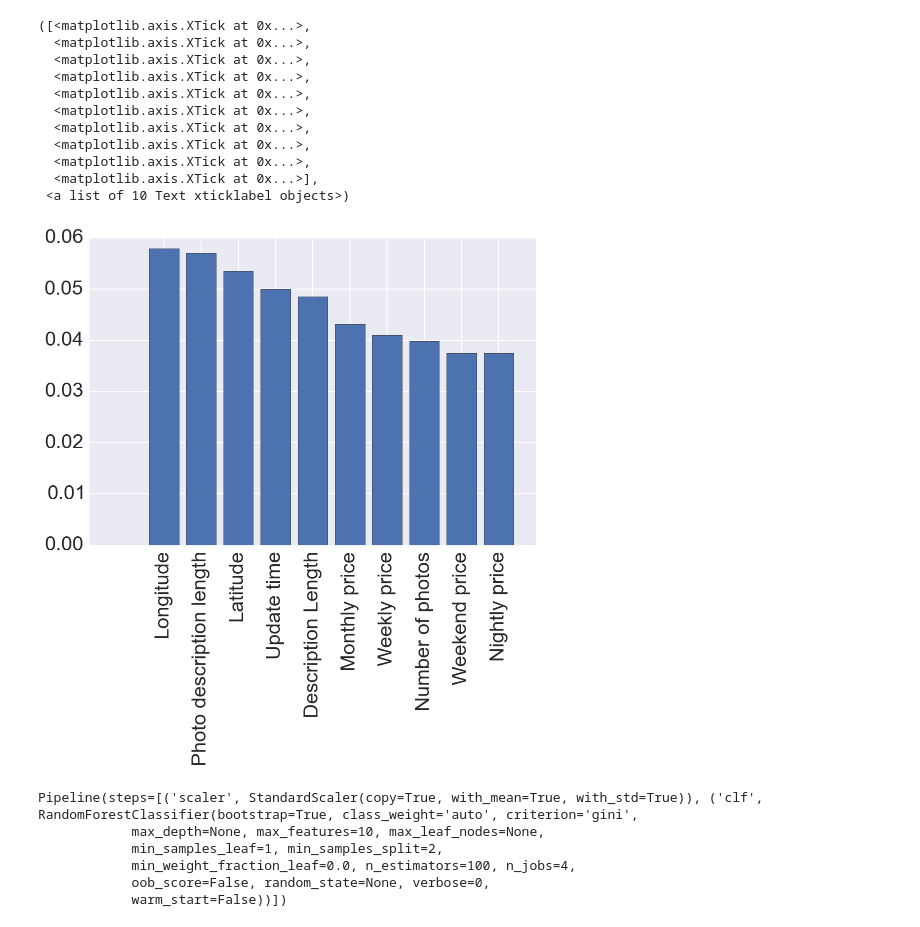
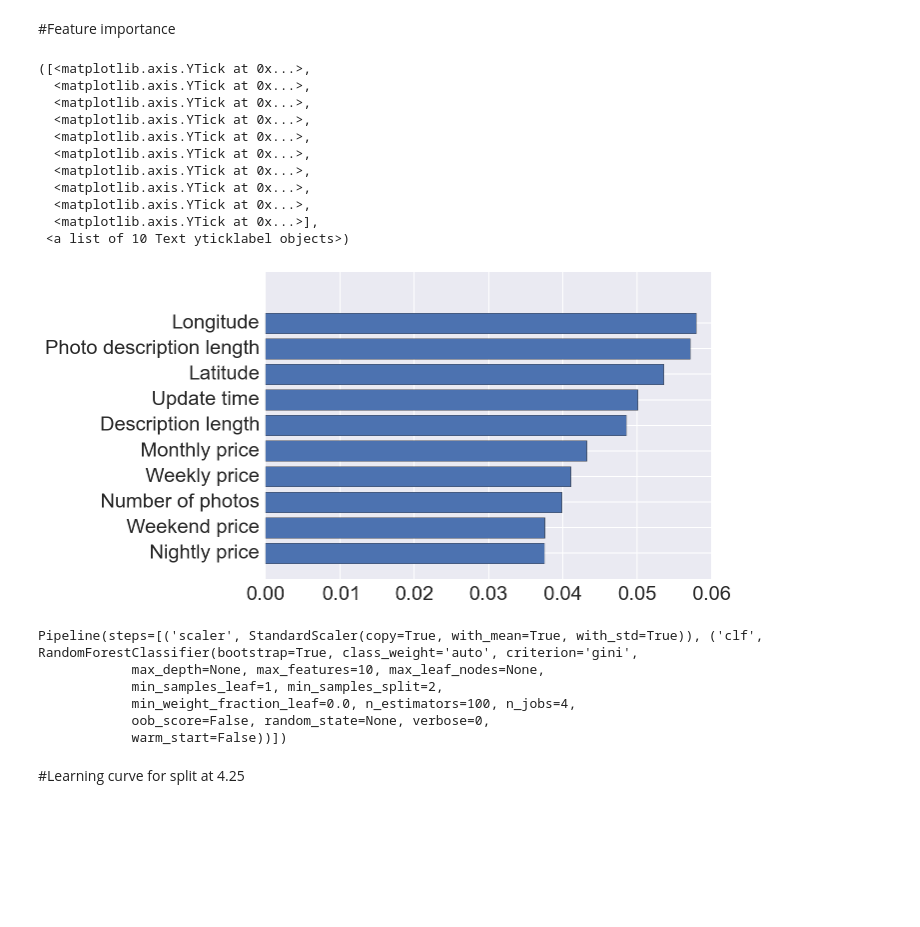
Before and after one commit to ibuder/reputon, a Jupyter notebook: notebooks/Visualizations_2015-06-21.ipynb, the cells around one changed output. Drawn from its saved outputs; the diff is of its cells as text; code cells hidden in the pictures; blank space fills up the shorter version.

```diff
--- a/notebooks/Visualizations_2015-06-21.ipynb
+++ b/notebooks/Visualizations_2015-06-21.ipynb
@@ -29,29 +29,32 @@ imp.reload(learning)
 from learning import *
 # %%
 clf = pickle.load(open('../pipe2.pkl', 'rb'))
+# %% [markdown]
+#Feature importance
 # %%
 sns.set_context('notebook', font_scale=2)
 importance = clf.base_estimator.named_steps['clf'].feature_importances_
 ind = importance.argsort()[::-1]  # reverse order
 n_features_plot = 10
 names = ['Longitude', 'Photo description length', 'Latitude', 'Update time',
-         'Description Length', 'Monthly price', 'Weekly price', 'Number of photos',
+         'Description length', 'Monthly price', 'Weekly price', 'Number of photos',
         'Weekend price', 'Nightly price']
-plt.bar(range(n_features_plot), importance[ind][:n_features_plot], align='center')
-plt.xticks(range(n_features_plot), names, rotation=90 )
+yvals = range(n_features_plot, 0, -1)
+plt.barh(yvals, importance[ind][:n_features_plot], align='center')
+plt.yticks(yvals, names)
 # %% [output]
-([<matplotlib.axis.XTick at 0x...>,
-  <matplotlib.axis.XTick at 0x...>,
-  <matplotlib.axis.XTick at 0x...>,
-  <matplotlib.axis.XTick at 0x...>,
-  <matplotlib.axis.XTick at 0x...>,
-  <matplotlib.axis.XTick at 0x...>,
-  <matplotlib.axis.XTick at 0x...>,
-  <matplotlib.axis.XTick at 0x...>,
-  <matplotlib.axis.XTick at 0x...>,
-  <matplotlib.axis.XTick at 0x...>],
- <a list of 10 Text xticklabel objects>)
+([<matplotlib.axis.YTick at 0x...>,
+  <matplotlib.axis.YTick at 0x...>,
+  <matplotlib.axis.YTick at 0x...>,
+  <matplotlib.axis.YTick at 0x...>,
+  <matplotlib.axis.YTick at 0x...>,
+  <matplotlib.axis.YTick at 0x...>,
+  <matplotlib.axis.YTick at 0x...>,
+  <matplotlib.axis.YTick at 0x...>,
+  <matplotlib.axis.YTick at 0x...>,
+  <matplotlib.axis.YTick at 0x...>],
+ <a list of 10 Text yticklabel objects>)
-[figure, old version]
+[figure, new version]
 # %%
 c1 = clf.calibrated_classifiers_[0]
 # %%
@@ -63,3 +66,5 @@ Pipeline(steps=[('scaler', StandardScaler(copy=True, with_mean=True, with_std=Tr
             min_weight_fraction_leaf=0.0, n_estimators=100, n_jobs=4,
             oob_score=False, random_state=None, verbose=0,
             warm_start=False))])
+# %% [markdown]
+#Learning curve for split at 4.25
```
Also changed, not shown: parts of 8 cells of this notebook, 1 other file.
